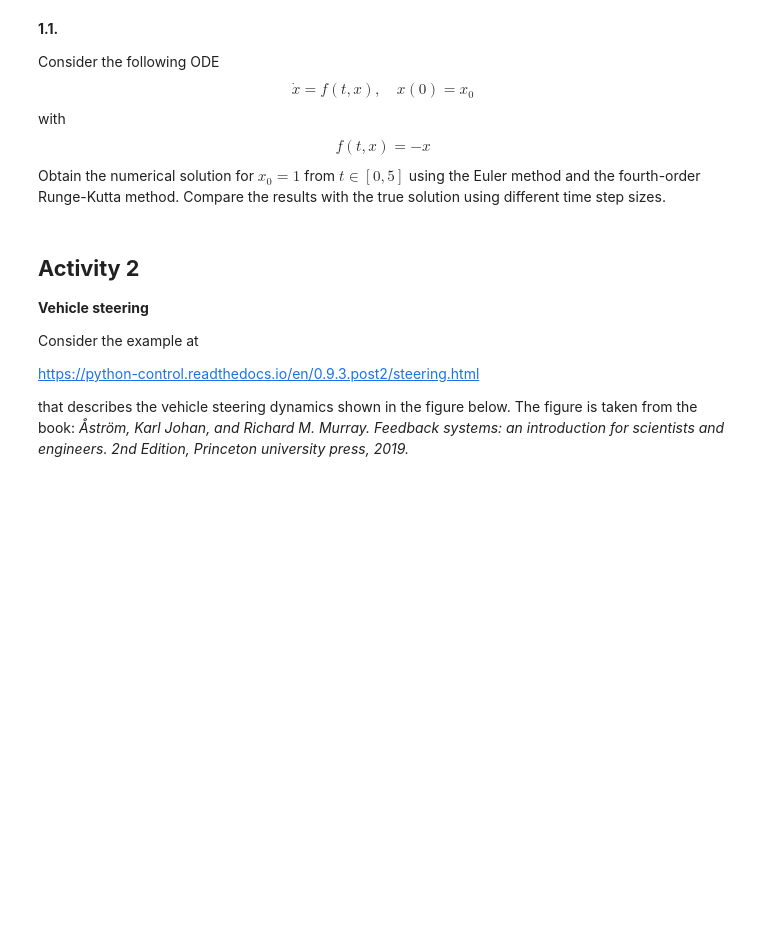
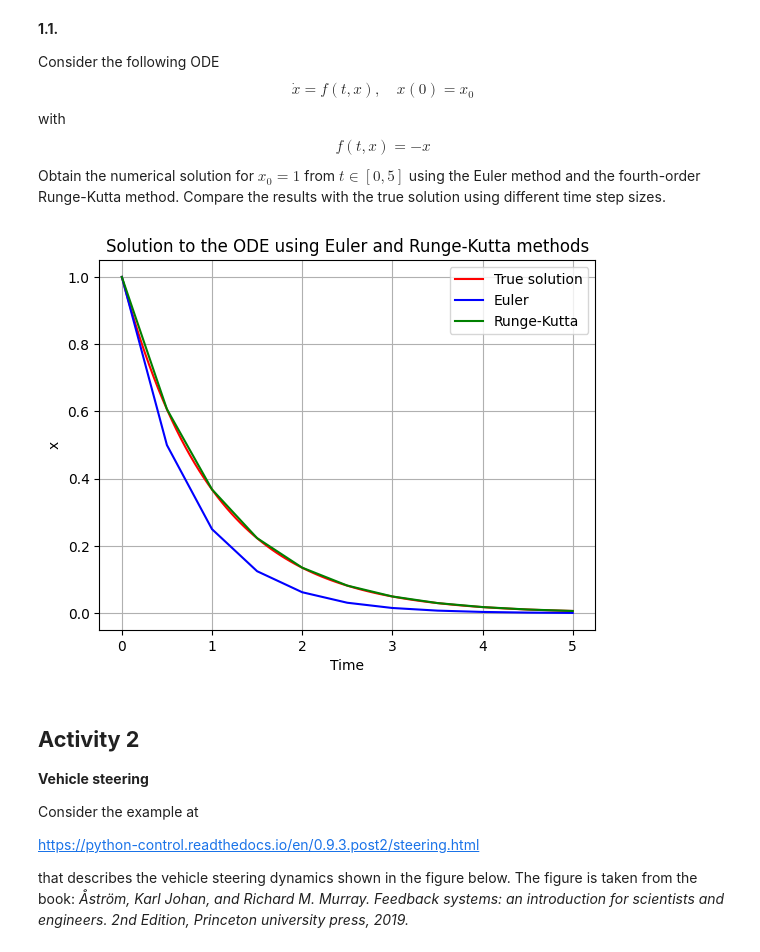
Before and after one commit to brumocas/CO, a Jupyter notebook: lab01/CO_notebook01.ipynb, the cells around one changed output. Cells and saved outputs as stored; diff of their text form; code cells hidden in the pictures; blank space fills up the shorter version.

```diff
--- a/lab01/CO_notebook01.ipynb
+++ b/lab01/CO_notebook01.ipynb
@@ -967,10 +1205,12 @@ import matplotlib.pyplot as plt
 # function to evaluate the derivative of the solution
 def f(t, x):
 #To complete    return ...
+    return -x
 
 # the true solution to the problem
 def true_solution(t0, x0, t):
 #To complete    return ...
+    return x0*np.exp(t0 -t)
 
 
 # Function to implement the Euler method
@@ -985,7 +1225,8 @@ def euler(f, t0, x0, h, n):
     x_array = [x0]
     for i in range(n):
         # x_new: updated value of the solution using the Euler method
- #To complete       x_new = ...
+        #To complete       x_new = ...
+        x_new = x + h*f(t_curr, x)
         # update the current time
         t_curr = t_curr + h
         # add the updated time and solution values to the lists
@@ -1023,33 +1264,35 @@ def runge_kutta(f, t0, x0, h, n):
     return t_array, x_array
 
 
 # initial time
 t0 = 0
 # initial value of the solution
 x0 = 1
 # time step
 h = 0.5
 # final time
 tf = 5
 # number of time steps
 n = int((tf - t0) / h)
 
 t_euler, x_euler = euler(f, t0, x0, h, n)
 t_rk, x_rk = runge_kutta(f, t0, x0, h, n)
 
 # array of 100 time values for the true solution
 t_true = np.linspace(t0, tf, 100)
 x_true = true_solution(t0, x0, t_true)
 
 plt.plot(t_true, x_true, '-r', label='True solution')
 plt.plot(t_euler, x_euler, '-b', label='Euler')
 plt.plot(t_rk, x_rk, '-g', label='Runge-Kutta')
 plt.legend(loc='best')
 plt.grid()
 plt.xlabel('Time')
 plt.ylabel('x')
 plt.title('Solution to the ODE using Euler and Runge-Kutta methods')
 plt.show()
+# %% [output]
+[figure, added]
 # %% [markdown]
 ## **Activity 2**
 
```
Also changed, not shown: parts of 78 cells of this notebook, 2 other files.
